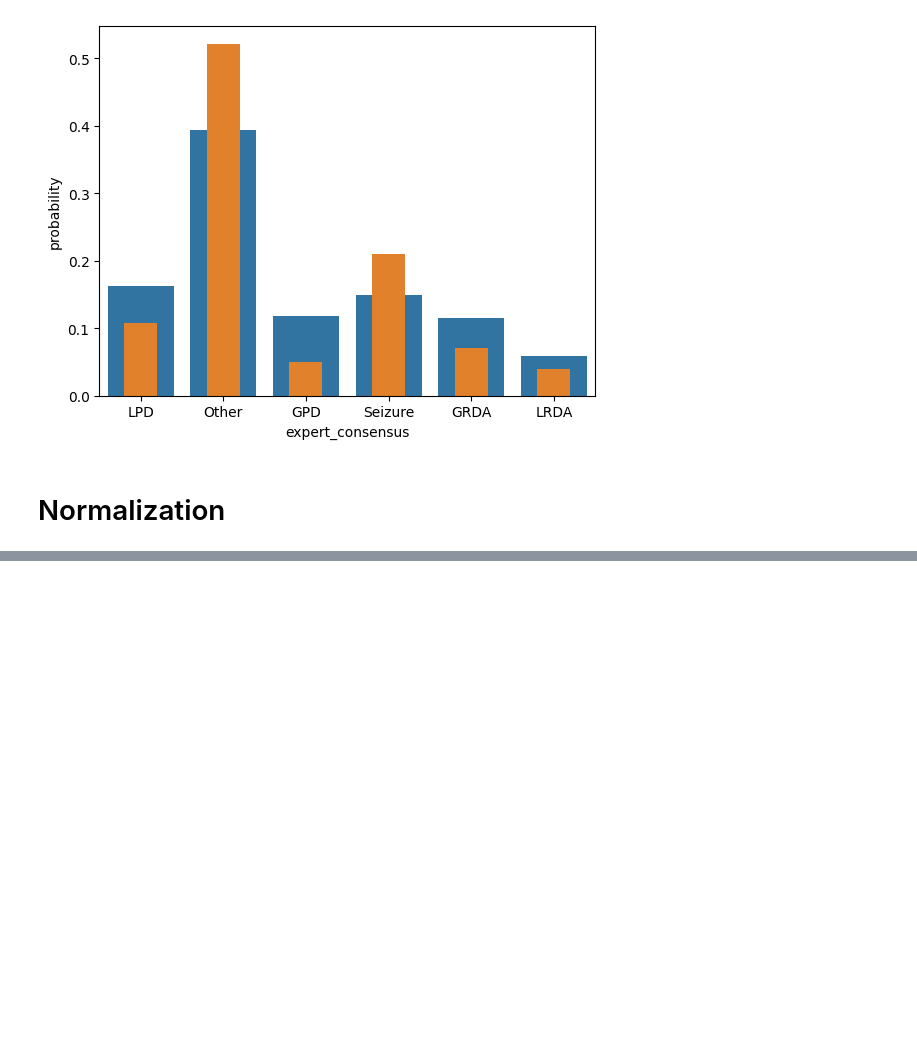
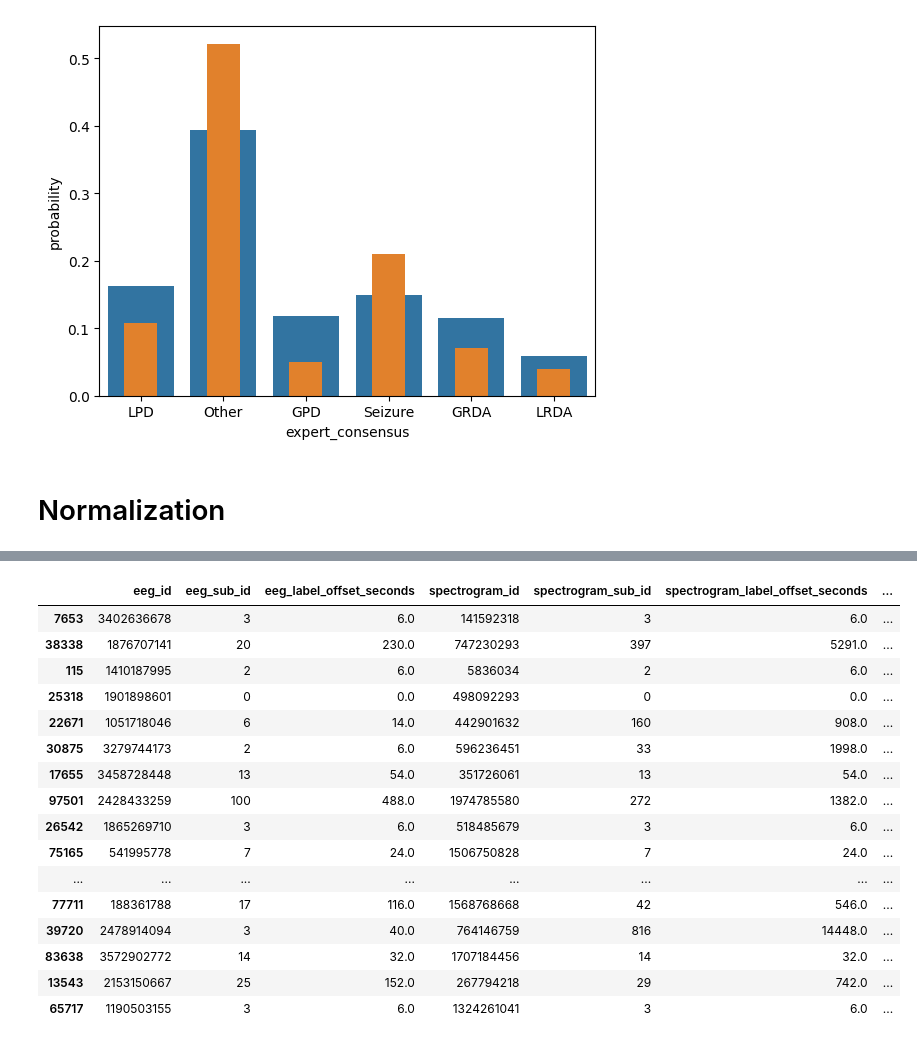
Before and after one commit to mkotyushev/hms, a Jupyter notebook: src/notebooks/eda.ipynb, the cells around one changed output, grey strips where cells are left out. Cells and saved outputs as stored; diff of their text form; code cells hidden in the pictures; blank space fills up the shorter version.

```diff
--- a/src/notebooks/eda.ipynb
+++ b/src/notebooks/eda.ipynb
@@ -1320,0 +1331,21 @@ plt.hist(y, bins=100)
+# %%
+df = df_meta.sample(21)
+df
+# %% [output]
+|  | eeg_id | eeg_sub_id | eeg_label_offset_seconds | spectrogram_id | spectrogram_sub_id | spectrogram_label_offset_seconds | ... |
+| 7653 | 3402636678 | 3 | 6.0 | 141592318 | 3 | 6.0 | ... |
+| 38338 | 1876707141 | 20 | 230.0 | 747230293 | 397 | 5291.0 | ... |
+| 115 | 1410187995 | 2 | 6.0 | 5836034 | 2 | 6.0 | ... |
+| 25318 | 1901898601 | 0 | 0.0 | 498092293 | 0 | 0.0 | ... |
+| 22671 | 1051718046 | 6 | 14.0 | 442901632 | 160 | 908.0 | ... |
+| 30875 | 3279744173 | 2 | 6.0 | 596236451 | 33 | 1998.0 | ... |
+| 17655 | 3458728448 | 13 | 54.0 | 351726061 | 13 | 54.0 | ... |
+| 97501 | 2428433259 | 100 | 488.0 | 1974785580 | 272 | 1382.0 | ... |
+| 26542 | 1865269710 | 3 | 6.0 | 518485679 | 3 | 6.0 | ... |
+| 75165 | 541995778 | 7 | 24.0 | 1506750828 | 7 | 24.0 | ... |
+| ... | ... | ... | ... | ... | ... | ... | ... |
+| 77711 | 188361788 | 17 | 116.0 | 1568768668 | 42 | 546.0 | ... |
+| 39720 | 2478914094 | 3 | 40.0 | 764146759 | 816 | 14448.0 | ... |
+| 83638 | 3572902772 | 14 | 32.0 | 1707184456 | 14 | 32.0 | ... |
+| 13543 | 2153150667 | 25 | 152.0 | 267794218 | 29 | 742.0 | ... |
+| 65717 | 1190503155 | 3 | 6.0 | 1324261041 | 3 | 6.0 | ... |
```
Also changed, not shown: parts of 9 cells of this notebook.
